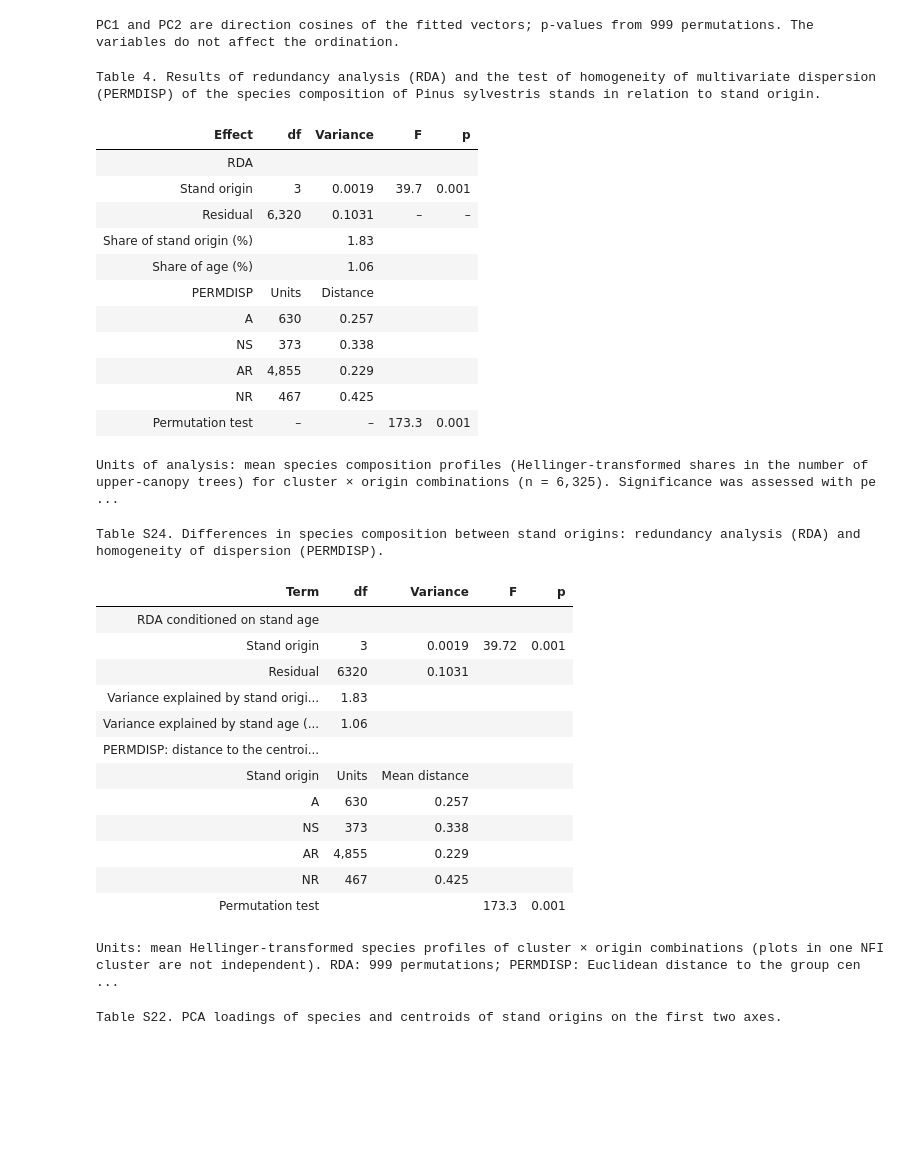
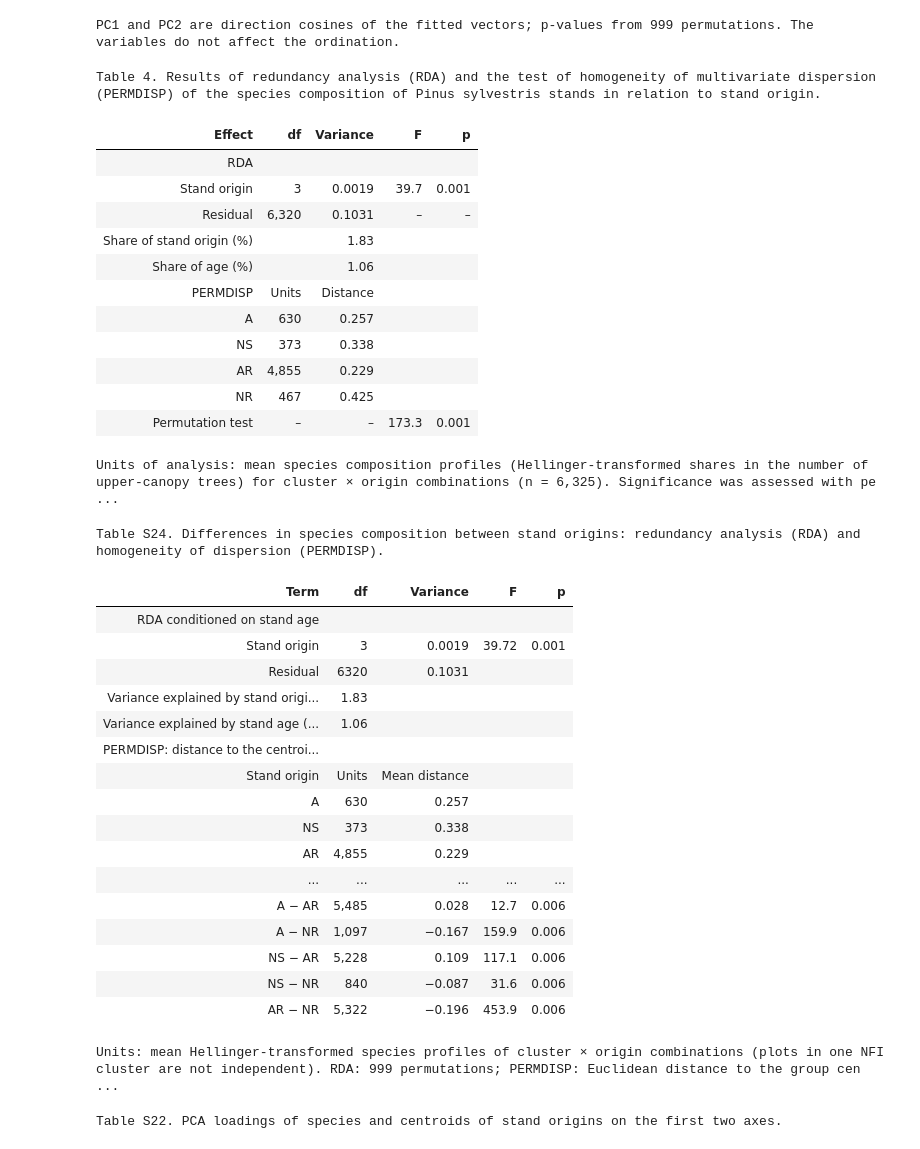
Before and after one commit to Petroselinum/pine_stand_origin, a Jupyter notebook: pine_stand_origin_analysis.ipynb, the cells around one changed output. Drawn from its saved outputs; the diff is of its cells as text; code cells hidden in the pictures; blank space fills up the shorter version.

```diff
--- a/pine_stand_origin_analysis.ipynb
+++ b/pine_stand_origin_analysis.ipynb
@@ -1285,6 +1286,26 @@ F_perm <- replicate(999, anova(lm(distance ~ sample(units$origin)))$`F value`[1]
 p_permdisp <- (sum(F_perm >= F_obs) + 1) / (length(F_perm) + 1)
 dispersion <- tapply(distance, units$origin, mean)
 n_units <- table(units$origin)
+# Pairwise comparisons of origins: RDA (conditioned on age) and PERMDISP for each pair, 999 permutations,
+# Holm correction for six pairs. The random number state is saved and restored, so these permutations do not
+# change the later results (cluster bootstrap in Section 7.2).
+rng_state <- .Random.seed
+set.seed(2026)
+origin_pairs <- list(c("A", "NS"), c("A", "AR"), c("A", "NR"), c("NS", "AR"), c("NS", "NR"), c("AR", "NR"))
+pairwise_composition <- map_dfr(origin_pairs, function(pr) {
+  w <- units$origin %in% pr
+  d <- droplevels(units[w, ])
+  r <- rda(H_units[w, ] ~ origin + Condition(age), data = d)
+  a <- anova(r, permutations = 999)
+  dist_w <- distance[w]   # distances to the centroid of the unit's own origin (as in PERMDISP for four origins)
+  F_o <- anova(lm(dist_w ~ d$origin))$`F value`[1]
+  F_p <- replicate(999, anova(lm(dist_w ~ sample(d$origin)))$`F value`[1])
+  tibble(contrast = paste(pr, collapse = " − "), n = sum(w), rda_share = 100 * r$CCA$tot.chi / r$tot.chi,
+         rda_F = a$F[1], rda_p = a$`Pr(>F)`[1],
+         dispersion_difference = mean(dist_w[d$origin == pr[1]]) - mean(dist_w[d$origin == pr[2]]),
+         permdisp_F = F_o, permdisp_p = (sum(F_p >= F_o) + 1) / (length(F_p) + 1))
+}) |> mutate(rda_p_holm = p.adjust(rda_p, "holm"), permdisp_p_holm = p.adjust(permdisp_p, "holm"))
+assign(".Random.seed", rng_state, envir = globalenv())
 
 add_table("Table 4",
           paste("Results of redundancy analysis (RDA) and the test of homogeneity of multivariate dispersion",
@@ -1304,8 +1325,8 @@ add_table("Table 4",
                                "Significance was assessed with permutation tests (999 permutations). RDA with age as a",
                                "conditioning variable; share – the part of the total variation in composition explained",
                                "by stand origin and by age. PERMDISP: distance – mean Euclidean distance of the",
-                               "composition profiles from the centroid of the origin type. Full results are given in",
-                               "Table S24."), fmt_n(nrow(units))))
+                               "composition profiles from the centroid of the origin type. Full results, including pairwise",
+                               "comparisons of stand origins, are given in Table S24."), fmt_n(nrow(units))))
 add_table("Table S24",
           paste("Differences in species composition between stand origins: redundancy analysis (RDA) and homogeneity",
                 "of dispersion (PERMDISP)."),
@@ -1320,39 +1341,56 @@ add_table("Table S24",
                 block("PERMDISP: distance to the centroid of stand origin", 5),
                 pad(inner_header("Stand origin", "Units", "Mean distance"), 5),
                 pad(cbind(origins, fmt_n(as.integer(n_units[origins])), fmt(dispersion[origins], 3)), 5),
-                c("Permutation test", "", "", fmt(F_obs, 1), fmt_p(p_permdisp))),
+                c("Permutation test", "", "", fmt(F_obs, 1), fmt_p(p_permdisp)),
+                block("Pairwise comparisons of stand origins: RDA conditioned on stand age", 5),
+                inner_header("Contrast", "Units", "Variance explained (% of total)", "F", "p (Holm)"),
+                cbind(pairwise_composition$contrast, fmt_n(pairwise_composition$n),
+                      fmt(pairwise_composition$rda_share, 2), fmt(pairwise_composition$rda_F),
+                      fmt_p(pairwise_composition$rda_p_holm)),
+                block("Pairwise comparisons of stand origins: PERMDISP", 5),
+                inner_header("Contrast", "Units", "Difference in mean distance", "F", "p (Holm)"),
+                cbind(pairwise_composition$contrast, fmt_n(pairwise_composition$n),
+                      fmt(pairwise_composition$dispersion_difference, 3), fmt(pairwise_composition$permdisp_F, 1),
+                      fmt_p(pairwise_composition$permdisp_p_holm))),
           note = paste("Units: mean Hellinger-transformed species profiles of cluster × origin combinations (plots in",
                        "one NFI cluster are not independent). RDA: 999 permutations; PERMDISP: Euclidean distance to",
-                       "the group centroid, permutation F test with 999 permutations."))
+                       "the group centroid, permutation F test with 999 permutations.",
+                       "Pairwise comparisons: a separate RDA and PERMDISP for each pair of stand origins (999 permutations",
+                       "each), with p-values adjusted for six comparisons with the Holm method. Difference in mean distance:",
+                       "first minus second stand origin of the contrast."))
 # %% [output]
 Table 4. Results of redundancy analysis (RDA) and the test of homogeneity of multivariate dispersion (PERMDISP) of the species composition of Pinus sylvestris stands in relation to stand origin.
 | Effect | df | Variance | F | p |
 | RDA |  |  |  |  |
 | Stand origin | 3 | 0.0019 | 39.7 | 0.001 |
 | Residual | 6,320 | 0.1031 | – | – |
 | Share of stand origin (%) |  | 1.83 |  |  |
 | Share of age (%) |  | 1.06 |  |  |
 | PERMDISP | Units | Distance |  |  |
 | A | 630 | 0.257 |  |  |
 | NS | 373 | 0.338 |  |  |
 | AR | 4,855 | 0.229 |  |  |
 | NR | 467 | 0.425 |  |  |
 | Permutation test | – | – | 173.3 | 0.001 |
 Units of analysis: mean species composition profiles (Hellinger-transformed shares in the number of upper-canopy trees) for cluster × origin combinations (n = 6,325). Significance was assessed with pe ...
 Table S24. Differences in species composition between stand origins: redundancy analysis (RDA) and homogeneity of dispersion (PERMDISP).
 | Term | df | Variance | F | p |
 | RDA conditioned on stand age |  |  |  |  |
 | Stand origin | 3 | 0.0019 | 39.72 | 0.001 |
 | Residual | 6320 | 0.1031 |  |  |
 | Variance explained by stand origi... | 1.83 |  |  |  |
 | Variance explained by stand age (... | 1.06 |  |  |  |
 | PERMDISP: distance to the centroi... |  |  |  |  |
 | Stand origin | Units | Mean distance |  |  |
 | A | 630 | 0.257 |  |  |
 | NS | 373 | 0.338 |  |  |
 | AR | 4,855 | 0.229 |  |  |
-| NR | 467 | 0.425 |  |  |
-| Permutation test |  |  | 173.3 | 0.001 |
+| ... | ... | ... | ... | ... |
+| A − AR | 5,485 | 0.028 | 12.7 | 0.006 |
+| A − NR | 1,097 | −0.167 | 159.9 | 0.006 |
+| NS − AR | 5,228 | 0.109 | 117.1 | 0.006 |
+| NS − NR | 840 | −0.087 | 31.6 | 0.006 |
+| AR − NR | 5,322 | −0.196 | 453.9 | 0.006 |
 Units: mean Hellinger-transformed species profiles of cluster × origin combinations (plots in one NFI cluster are not independent). RDA: 999 permutations; PERMDISP: Euclidean distance to the group cen ...
 # %%
 sc <- scores(pca, choices = 1:2, display = "sites", scaling = 1)
```
Also changed, not shown: parts of 2 cells of this notebook.
